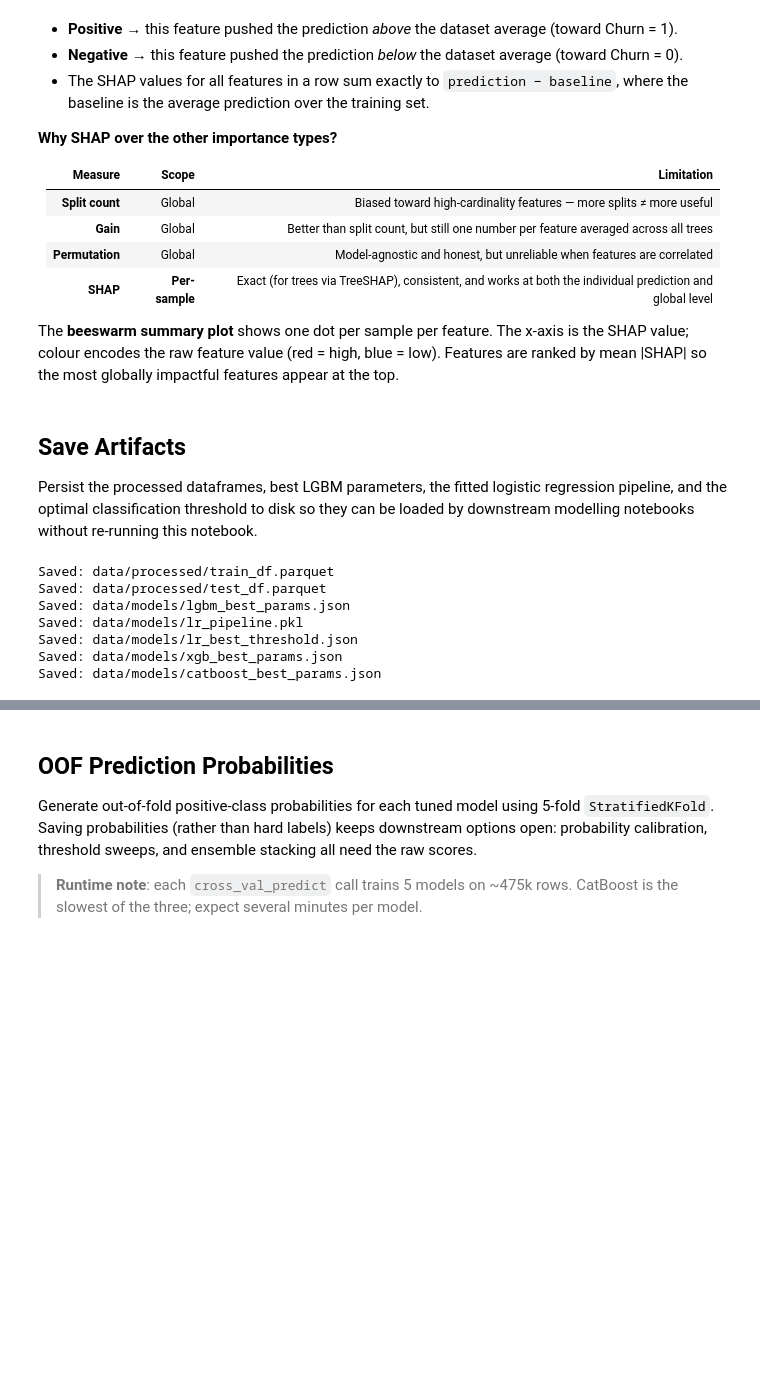
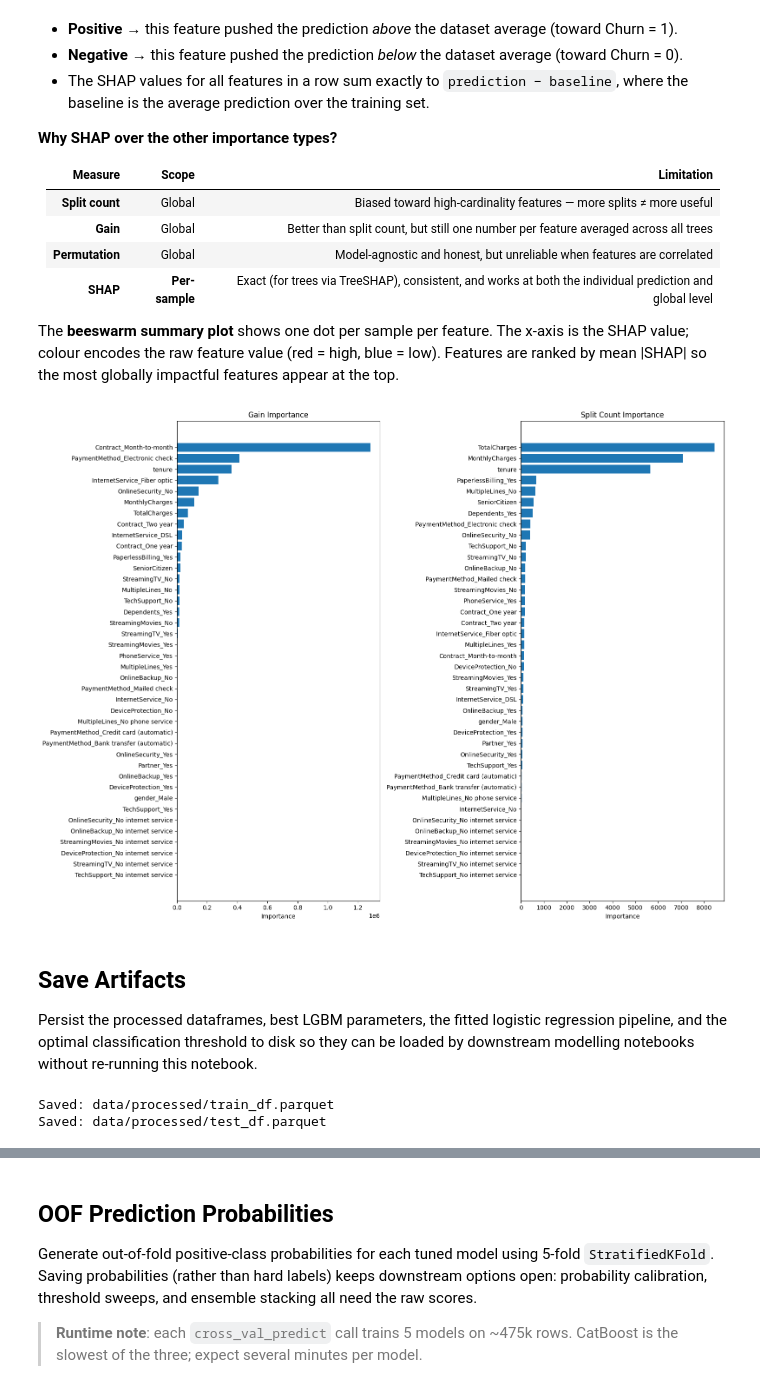
Before and after one commit to biswajit-nag/Predict-Customer-Churn, a Jupyter notebook: Baselines.ipynb, the cells around one changed output, grey strips where cells are left out. Drawn from its saved outputs; the diff is of its cells as text; code cells hidden in the pictures; blank space fills up the shorter version.

```diff
--- a/Baselines.ipynb
+++ b/Baselines.ipynb
@@ -367,26 +337,28 @@ The **beeswarm summary plot** shows one dot per sample per feature. The x-axis i
 # %%
 best_params = dict(churn_study.best_params)
 best_params.update({'subsample_freq': 1, 'verbose': -1})
 
 # --- model fit and importance plots (commented out) ---
-# X_tr, X_val, y_tr, y_val = train_test_split(X, y, test_size=0.2, stratify=y, random_state=42)
+X_tr, X_val, y_tr, y_val = train_test_split(X, y, test_size=0.2, stratify=y, random_state=42)
 # best_model = LGBMClassifier(**best_params)
 # best_model.fit(X_tr, y_tr)
 # feature_names = np.array(encoded_features)
 # gain_imp  = best_model.booster_.feature_importance(importance_type='gain')
 # split_imp = best_model.booster_.feature_importance(importance_type='split')
 # fig, axes = plt.subplots(1, 2, figsize=(16, max(6, len(feature_names) * 0.3)))
 # for ax, imp, title in zip(
 #     axes,
 #     [gain_imp, split_imp],
 #     ['Gain Importance', 'Split Count Importance'],
 # ):
 #     order = np.argsort(imp)
 #     ax.barh(feature_names[order], imp[order])
 #     ax.set_title(title)
 #     ax.set_xlabel('Importance')
 # plt.tight_layout()
 # plt.show()
+# %% [output]
+[figure, added]
 # %%
 # import shap
 
@@ -447,41 +419,6 @@ pq.write_table(pa.Table.from_pandas(test_df,  preserve_index=False),
                './data/processed/test_df.parquet')
 print('Saved: data/processed/train_df.parquet')
 print('Saved: data/processed/test_df.parquet')
-
-# --- best LGBM hyperparameters (Churn study) ---
-lgbm_params_out = dict(churn_study.best_params)
-lgbm_params_out['subsample_freq'] = 1
-with open('./data/models/lgbm_best_params.json', 'w') as f:
-    json.dump(lgbm_params_out, f, indent=2)
-print('Saved: data/models/lgbm_best_params.json')
-
-# --- LR pipeline fitted on the full training set ---
-lr_pipeline_full = Pipeline([
-    ('scaler', StandardScaler()),
-    ('clf',    LogisticRegression(max_iter=1000, random_state=42)),
-])
-lr_pipeline_full.fit(X, y)
-joblib.dump(lr_pipeline_full, './data/models/lr_pipeline.pkl')
-print('Saved: data/models/lr_pipeline.pkl')
-
-# --- optimal classification threshold ---
-with open('./data/models/lr_best_threshold.json', 'w') as f:
-    json.dump({'best_threshold': float(best_threshold)}, f, indent=2)
-print('Saved: data/models/lr_best_threshold.json')
-# --- best XGBoost hyperparameters ---
-with open('./data/models/xgb_best_params.json', 'w') as f:
-    json.dump(dict(xgb_study.best_params), f, indent=2)
-print('Saved: data/models/xgb_best_params.json')
-
-# --- best CatBoost hyperparameters ---
-with open('./data/models/catboost_best_params.json', 'w') as f:
-    json.dump(dict(catboost_study.best_params), f, indent=2)
-print('Saved: data/models/catboost_best_params.json')
 # %% [output]
 Saved: data/processed/train_df.parquet
 Saved: data/processed/test_df.parquet
-Saved: data/models/lgbm_best_params.json
-Saved: data/models/lr_pipeline.pkl
-Saved: data/models/lr_best_threshold.json
-Saved: data/models/xgb_best_params.json
-Saved: data/models/catboost_best_params.json
```
Also changed, not shown: parts of 7 cells of this notebook.
